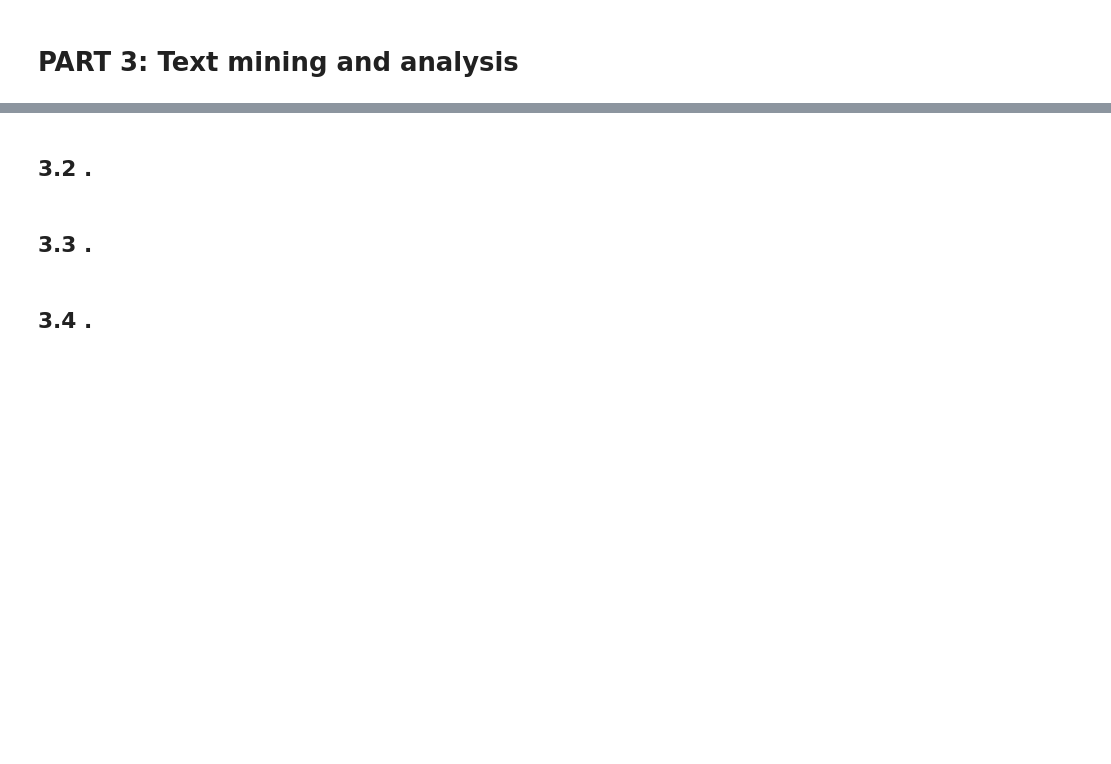
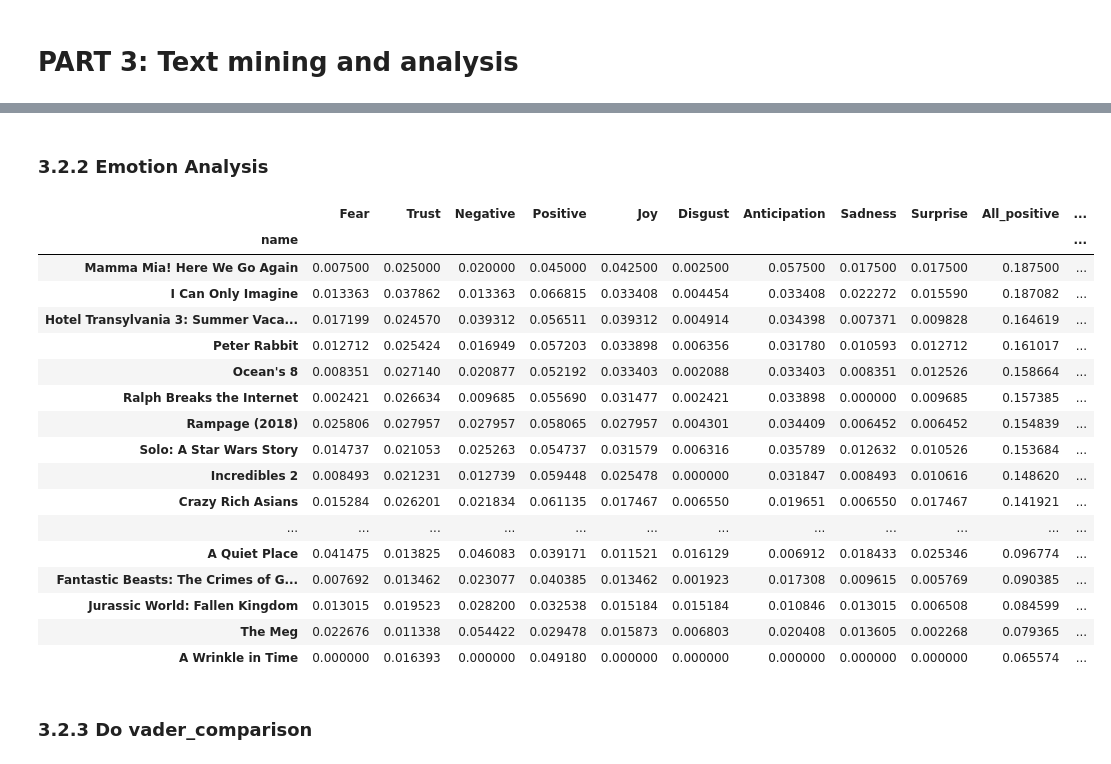
Before and after one commit to yz3432/TFA, a Jupyter notebook: project.ipynb, the cells around one changed output, grey strips where cells are left out. Drawn from its saved outputs; the diff is of its cells as text; code cells hidden in the pictures; blank space fills up the shorter version.

```diff
--- a/project.ipynb
+++ b/project.ipynb
@@ -1229,2 +1250,2 @@ name_review
 # %% [markdown]
- <h2> 3.2 .</h2>
+ <h3> 3.2.2  Emotion Analysis</h3>
@@ -1274,2 +1304,25 @@ df_simple = do_pos_neg_sentiment_analysis(name_review)
+# %%
+emotion_dict = get_nrc_data()
+df_nrc = comparative_emotion_analyzer(name_review)
+df_nrc
+# %% [output]
+|  | Fear | Trust | Negative | Positive | Joy | Disgust | Anticipation | Sadness | Surprise | All_positive | ... |
+| name |  |  |  |  |  |  |  |  |  |  | ... |
+| Mamma Mia! Here We Go Again | 0.007500 | 0.025000 | 0.020000 | 0.045000 | 0.042500 | 0.002500 | 0.057500 | 0.017500 | 0.017500 | 0.187500 | ... |
+| I Can Only Imagine | 0.013363 | 0.037862 | 0.013363 | 0.066815 | 0.033408 | 0.004454 | 0.033408 | 0.022272 | 0.015590 | 0.187082 | ... |
+| Hotel Transylvania 3: Summer Vaca... | 0.017199 | 0.024570 | 0.039312 | 0.056511 | 0.039312 | 0.004914 | 0.034398 | 0.007371 | 0.009828 | 0.164619 | ... |
+| Peter Rabbit | 0.012712 | 0.025424 | 0.016949 | 0.057203 | 0.033898 | 0.006356 | 0.031780 | 0.010593 | 0.012712 | 0.161017 | ... |
+| Ocean's 8 | 0.008351 | 0.027140 | 0.020877 | 0.052192 | 0.033403 | 0.002088 | 0.033403 | 0.008351 | 0.012526 | 0.158664 | ... |
+| Ralph Breaks the Internet | 0.002421 | 0.026634 | 0.009685 | 0.055690 | 0.031477 | 0.002421 | 0.033898 | 0.000000 | 0.009685 | 0.157385 | ... |
+| Rampage (2018) | 0.025806 | 0.027957 | 0.027957 | 0.058065 | 0.027957 | 0.004301 | 0.034409 | 0.006452 | 0.006452 | 0.154839 | ... |
+| Solo: A Star Wars Story | 0.014737 | 0.021053 | 0.025263 | 0.054737 | 0.031579 | 0.006316 | 0.035789 | 0.012632 | 0.010526 | 0.153684 | ... |
+| Incredibles 2 | 0.008493 | 0.021231 | 0.012739 | 0.059448 | 0.025478 | 0.000000 | 0.031847 | 0.008493 | 0.010616 | 0.148620 | ... |
+| Crazy Rich Asians | 0.015284 | 0.026201 | 0.021834 | 0.061135 | 0.017467 | 0.006550 | 0.019651 | 0.006550 | 0.017467 | 0.141921 | ... |
+| ... | ... | ... | ... | ... | ... | ... | ... | ... | ... | ... | ... |
+| A Quiet Place | 0.041475 | 0.013825 | 0.046083 | 0.039171 | 0.011521 | 0.016129 | 0.006912 | 0.018433 | 0.025346 | 0.096774 | ... |
+| Fantastic Beasts: The Crimes of G... | 0.007692 | 0.013462 | 0.023077 | 0.040385 | 0.013462 | 0.001923 | 0.017308 | 0.009615 | 0.005769 | 0.090385 | ... |
+| Jurassic World: Fallen Kingdom | 0.013015 | 0.019523 | 0.028200 | 0.032538 | 0.015184 | 0.015184 | 0.010846 | 0.013015 | 0.006508 | 0.084599 | ... |
+| The Meg | 0.022676 | 0.011338 | 0.054422 | 0.029478 | 0.015873 | 0.006803 | 0.020408 | 0.013605 | 0.002268 | 0.079365 | ... |
+| A Wrinkle in Time | 0.000000 | 0.016393 | 0.000000 | 0.049180 | 0.000000 | 0.000000 | 0.000000 | 0.000000 | 0.000000 | 0.065574 | ... |
 # %% [markdown]
- <h2> 3.3 .</h2>
+<h3> 3.2.3 Do vader_comparison </h3>
@@ -1328,5 +1329,3 @@ df_nrc = comparative_emotion_analyzer(name_review)
-# %% [markdown]
- <h2> 3.4 .</h2>
 # %%
 def vader_comparison(reviews):
     from nltk import sent_tokenize
```
Also changed, not shown: parts of 38 cells of this notebook.
